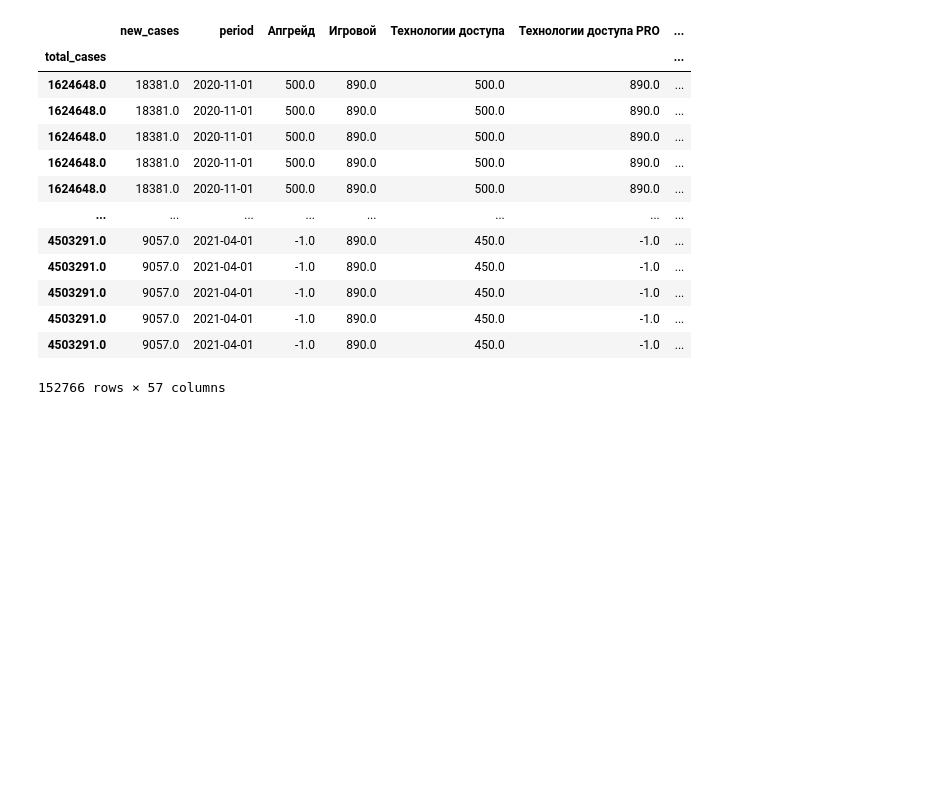
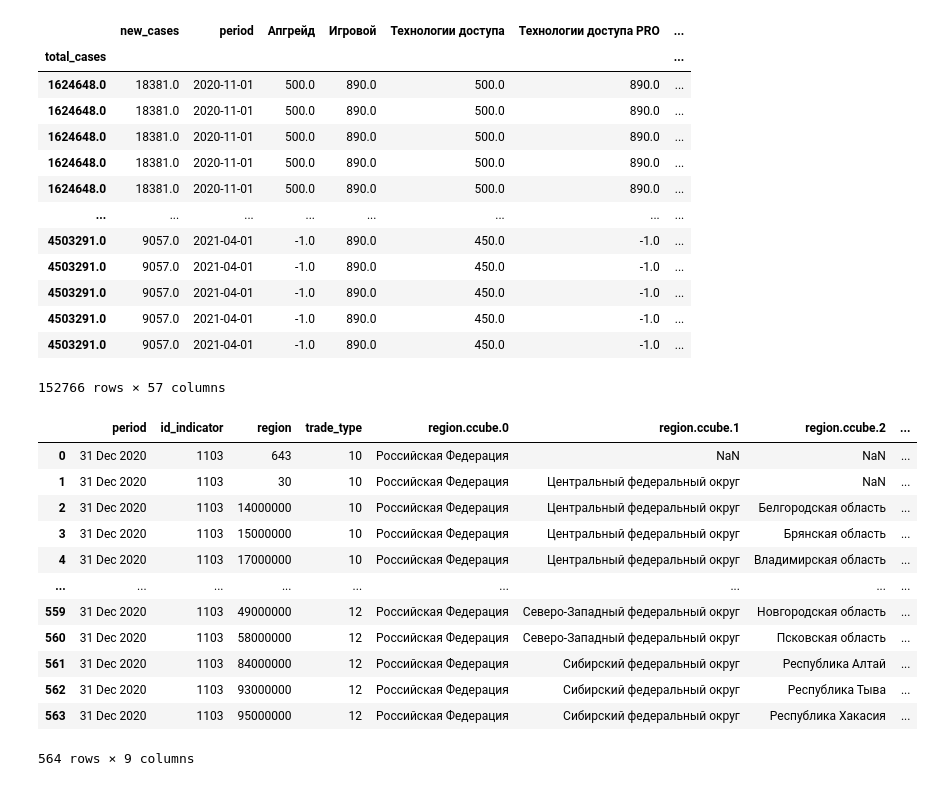
Before and after one commit to mansasha21/sftb-rostelecom, a Jupyter notebook: baseline.ipynb, the cells around one changed output. Drawn from its saved outputs; the diff is of its cells as text; code cells hidden in the pictures; blank space fills up the shorter version.

```diff
--- a/baseline.ipynb
+++ b/baseline.ipynb
@@ -569,3 +569,22 @@ test_feat
 | 4503291.0 | 9057.0 | 2021-04-01 | -1.0 | 890.0 | 450.0 | -1.0 | ... |
 | 4503291.0 | 9057.0 | 2021-04-01 | -1.0 | 890.0 | 450.0 | -1.0 | ... |
 152766 rows × 57 columns
+# %%
+train_df = pd.read_csv('data/train.csv', sep=';')
+val_df = pd.read_csv('data/test.csv', sep=';')
+
+rozn = pd.read_csv('data/rozntorg.csv')
+# %% [output]
+|  | period | id_indicator | region | trade_type | region.ccube.0 | region.ccube.1 | region.ccube.2 | ... |
+| 0 | 31 Dec 2020 | 1103 | 643 | 10 | Российская Федерация | NaN | NaN | ... |
+| 1 | 31 Dec 2020 | 1103 | 30 | 10 | Российская Федерация | Центральный федеральный округ | NaN | ... |
+| 2 | 31 Dec 2020 | 1103 | 14000000 | 10 | Российская Федерация | Центральный федеральный округ | Белгородская область | ... |
+| 3 | 31 Dec 2020 | 1103 | 15000000 | 10 | Российская Федерация | Центральный федеральный округ | Брянская область | ... |
+| 4 | 31 Dec 2020 | 1103 | 17000000 | 10 | Российская Федерация | Центральный федеральный округ | Владимирская область | ... |
+| ... | ... | ... | ... | ... | ... | ... | ... | ... |
+| 559 | 31 Dec 2020 | 1103 | 49000000 | 12 | Российская Федерация | Северо-Западный федеральный округ | Новгородская область | ... |
+| 560 | 31 Dec 2020 | 1103 | 58000000 | 12 | Российская Федерация | Северо-Западный федеральный округ | Псковская область | ... |
+| 561 | 31 Dec 2020 | 1103 | 84000000 | 12 | Российская Федерация | Сибирский федеральный округ | Республика Алтай | ... |
+| 562 | 31 Dec 2020 | 1103 | 93000000 | 12 | Российская Федерация | Сибирский федеральный округ | Республика Тыва | ... |
+| 563 | 31 Dec 2020 | 1103 | 95000000 | 12 | Российская Федерация | Сибирский федеральный округ | Республика Хакасия | ... |
+564 rows × 9 columns
```
Also changed, not shown: parts of 8 cells of this notebook.
